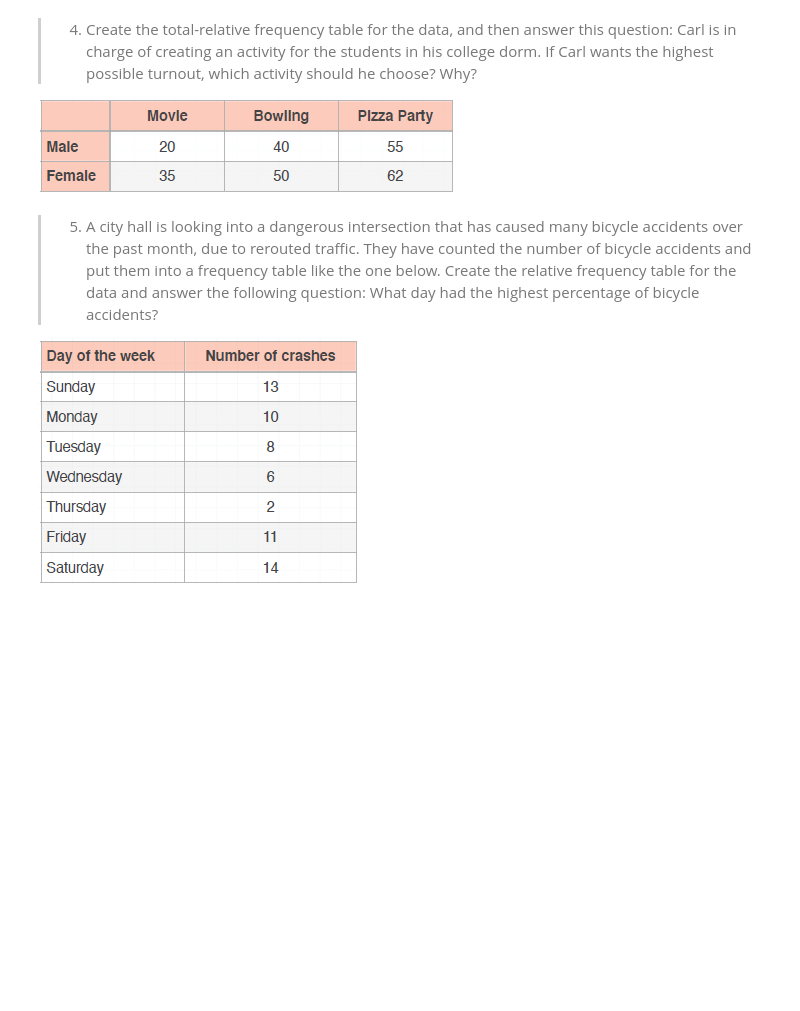
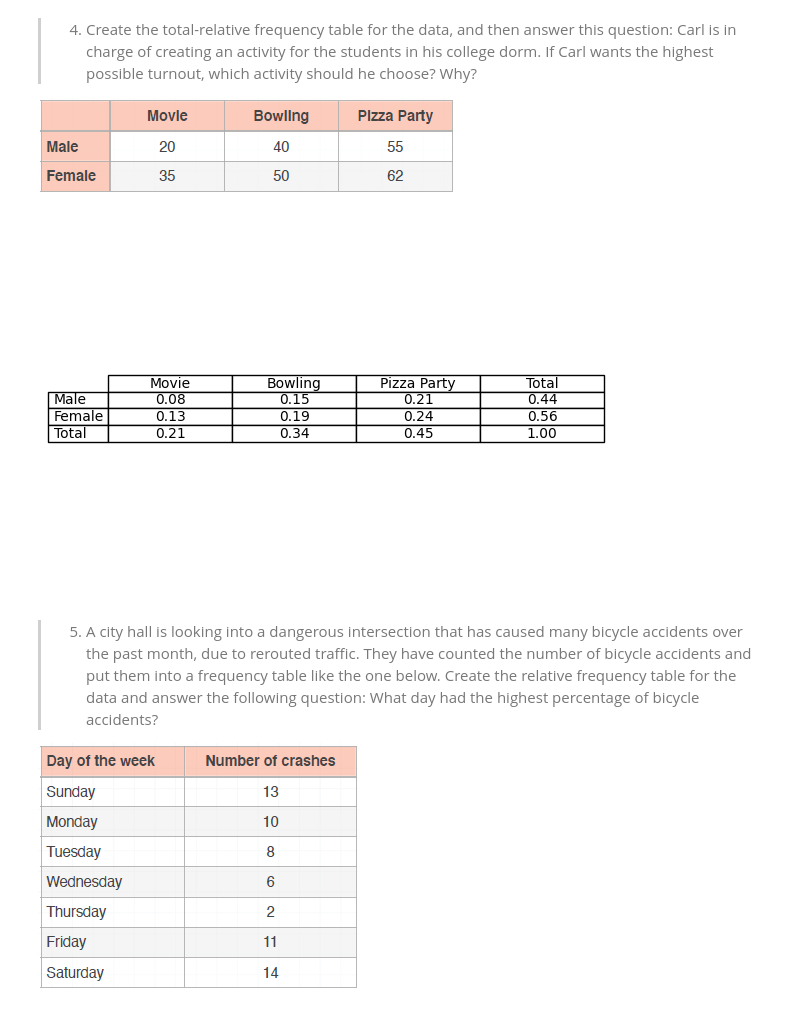
Before and after one commit to acasasis-dev/become-a-probability-n-statistics-master, a Jupyter notebook: bonus/section-02-visualizing-data/exercise-07-relative-frequency-tables-n-dot-plots.ipynb, the cells around one changed output. Drawn from its saved outputs; the diff is of its cells as text; code cells hidden in the pictures; blank space fills up the shorter version.

```diff
--- a/bonus/section-02-visualizing-data/exercise-07-relative-frequency-tables-n-dot-plots.ipynb
+++ b/bonus/section-02-visualizing-data/exercise-07-relative-frequency-tables-n-dot-plots.ipynb
@@ -100,6 +100,29 @@ college dorm. If Carl wants the highest possible turnout, which activity
 should he choose? Why?
 
 ![image.png](attachment:image.png)
+# %%
+cols = ['Movie', 'Bowling', 'Pizza Party', 'Total']
+rows = ['Male', 'Female', 'Total']
+data = [
+	[0.08, 0.15, 0.21, 0.44],
+	[0.13, 0.19, 0.24, 0.56],
+	[0.21, 0.34, 0.45, '1.00'],
+]
+
+fig, ax = plt.subplots()
+ax.axis('off')
+
+table = plt.table(
+	colLabels=cols,
+	rowLabels=rows,
+	cellText=data,
+	loc='center',
+	cellLoc='center',
+)
+
+plt.show()
+# %% [output]
+[figure, added]
 # %% [markdown]
 > 5. A city hall is looking into a dangerous intersection that has caused
 many bicycle accidents over the past month, due to rerouted traffic. They
```
Also changed, not shown: parts of 2 cells of this notebook.
